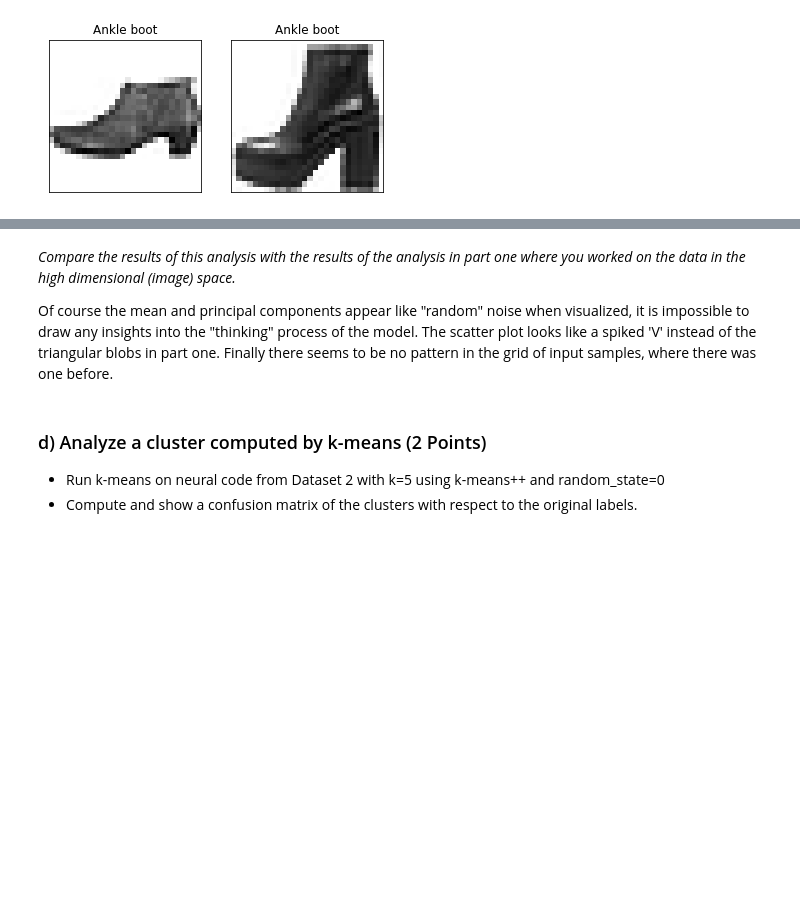
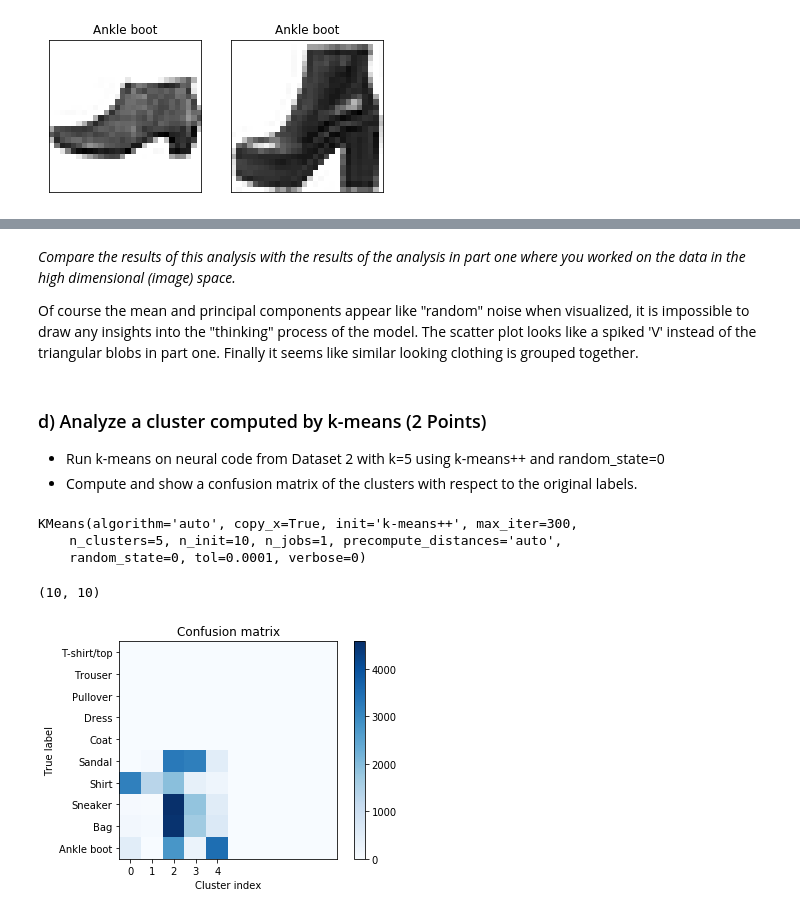
Before and after one commit to Mesoptier/ML-course, a Jupyter notebook: FDM_Challenge_Part2.ipynb, the cells around one changed output, grey strips where cells are left out. Drawn from its saved outputs; the diff is of its cells as text; code cells hidden in the pictures; blank space fills up the shorter version.

Commit message:
Add part 2d

```diff
--- a/FDM_Challenge_Part2.ipynb
+++ b/FDM_Challenge_Part2.ipynb
@@ -338,8 +338,38 @@ pca_analysis(X_nc, y_nc)
 # %% [markdown]
 _Compare the results of this analysis with the results of the analysis in part one where you worked on the data in the high dimensional (image) space._
 
-Of course the mean and principal components appear like "random" noise when visualized, it is impossible to draw any insights into the "thinking" process of the model. The scatter plot looks like a spiked 'V' instead of the triangular blobs in part one. Finally there seems to be no pattern in the grid of input samples, where there was one before.
+Of course the mean and principal components appear like "random" noise when visualized, it is impossible to draw any insights into the "thinking" process of the model. The scatter plot looks like a spiked 'V' instead of the triangular blobs in part one. Finally it seems like similar looking clothing is grouped together.
 # %% [markdown]
 ### d) Analyze a cluster computed by k-means (2 Points)
 - Run k-means on neural code from Dataset 2 with k=5 using k-means++ and random_state=0
 - Compute and show a confusion matrix of the clusters with respect to the original labels.
+# %%
+kmeans = KMeans(n_clusters=5, random_state=0)
+kmeans.fit(neural_codes)
+# %% [output]
+KMeans(algorithm='auto', copy_x=True, init='k-means++', max_iter=300,
+    n_clusters=5, n_init=10, n_jobs=1, precompute_distances='auto',
+    random_state=0, tol=0.0001, verbose=0)
+# %%
+from sklearn.metrics import confusion_matrix
+
+# Compute confusion matrix
+y_true = np.argmax(y_dataset2, axis=1)
+y_pred = kmeans.predict(neural_codes)
+cm = confusion_matrix(y_true, y_pred)
+# %%
+print(cm.shape)
+
+# Show confusion matrix
+plt.imshow(cm, interpolation='nearest', cmap=plt.cm.Blues)
+plt.title('Confusion matrix')
+plt.colorbar()
+plt.xticks(range(5), range(5))
+plt.yticks(range(10), fmnist_classes.values())
+plt.ylabel('True label')
+plt.xlabel('Cluster index')
+
+plt.show()
+# %% [output]
+(10, 10)
+[figure, added]
```
Also changed, not shown: parts of 2 cells of this notebook.
